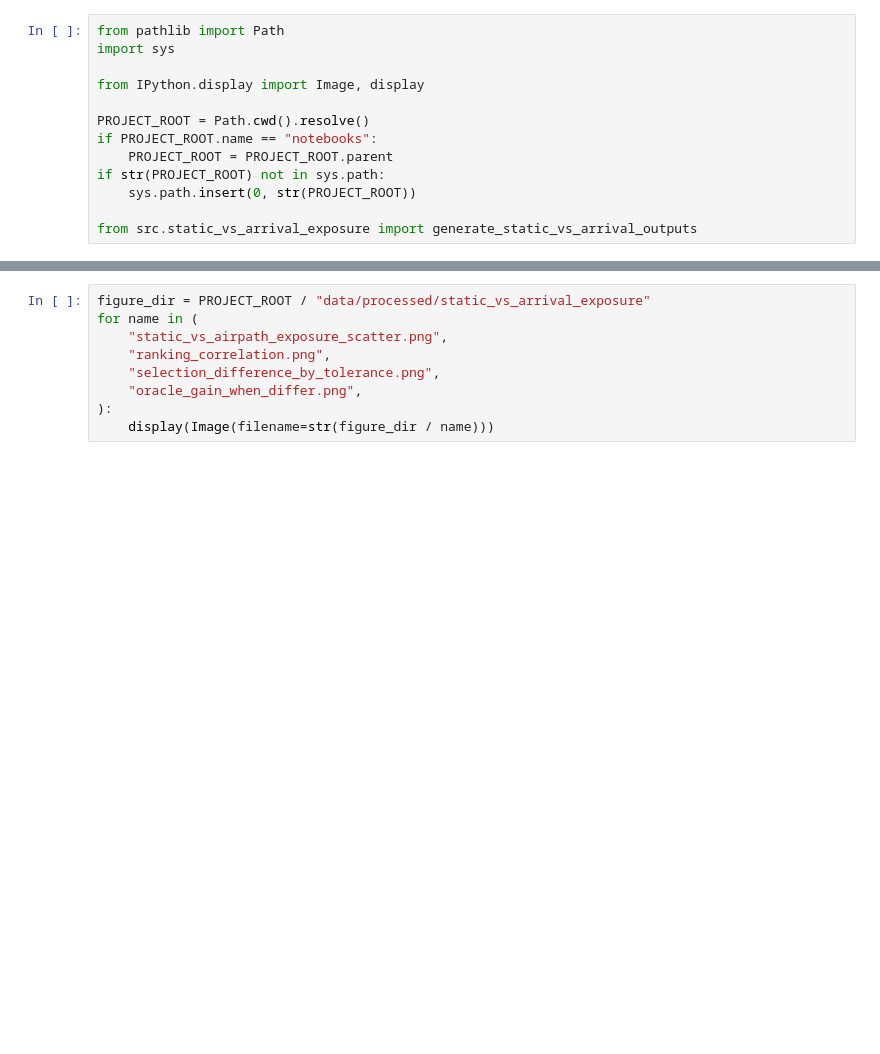
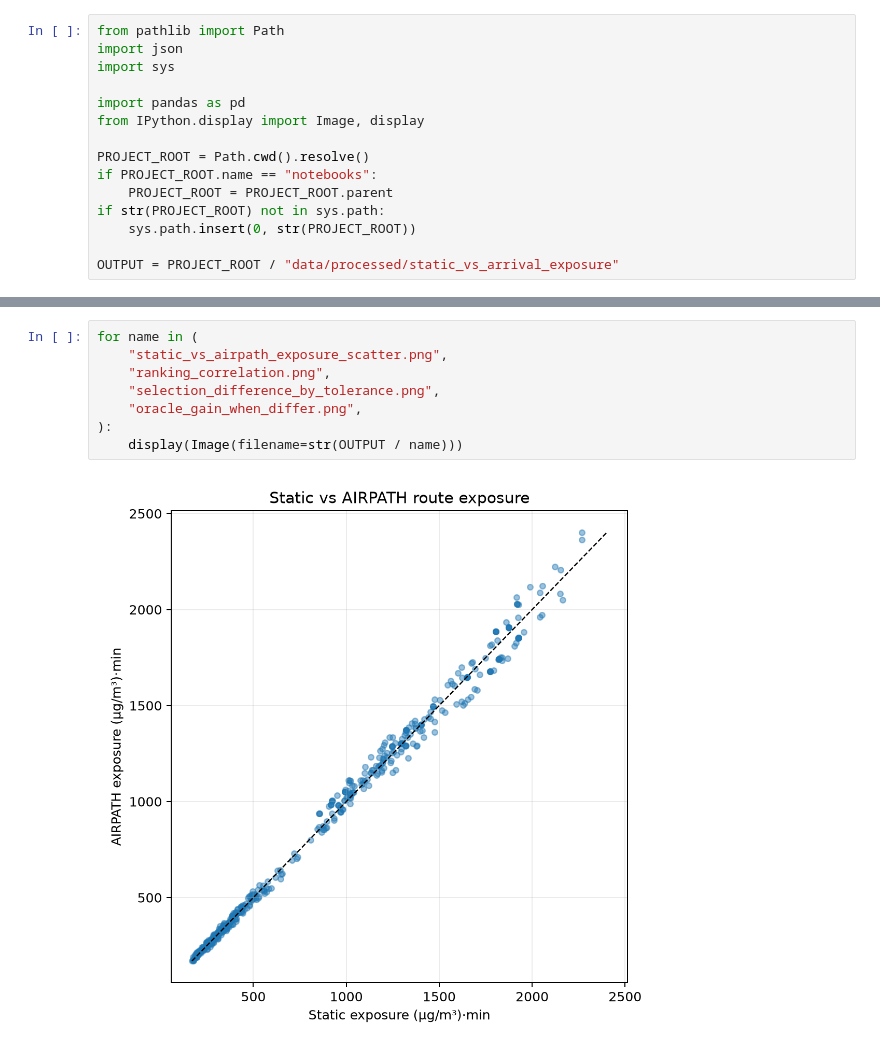
Before and after one commit to Ductam6767/AIRPATH-AI, a Jupyter notebook: notebooks/11_static_vs_arrival_exposure.ipynb, the cells around one changed output, grey strips where cells are left out. Drawn from its saved outputs; the diff is of its cells as text; blank space fills up the shorter version.

```diff
--- a/notebooks/11_static_vs_arrival_exposure.ipynb
+++ b/notebooks/11_static_vs_arrival_exposure.ipynb
@@ -8,7 +11,9 @@ This notebook does not claim minute-level PM2.5 accuracy or untouched final-test
 # %%
 from pathlib import Path
+import json
 import sys
 
+import pandas as pd
 from IPython.display import Image, display
 
 PROJECT_ROOT = Path.cwd().resolve()
@@ -17,4 +22,4 @@ if PROJECT_ROOT.name == "notebooks":
 if str(PROJECT_ROOT) not in sys.path:
     sys.path.insert(0, str(PROJECT_ROOT))
 
-from src.static_vs_arrival_exposure import generate_static_vs_arrival_outputs
+OUTPUT = PROJECT_ROOT / "data/processed/static_vs_arrival_exposure"
@@ -36,9 +100,10 @@ outputs["decision"]
 # %%
-figure_dir = PROJECT_ROOT / "data/processed/static_vs_arrival_exposure"
 for name in (
     "static_vs_airpath_exposure_scatter.png",
     "ranking_correlation.png",
     "selection_difference_by_tolerance.png",
     "oracle_gain_when_differ.png",
 ):
-    display(Image(filename=str(figure_dir / name)))
+    display(Image(filename=str(OUTPUT / name)))
+# %% [output]
+[figure, added]
```
Also changed, not shown: parts of 10 cells of this notebook, 17 other files.
